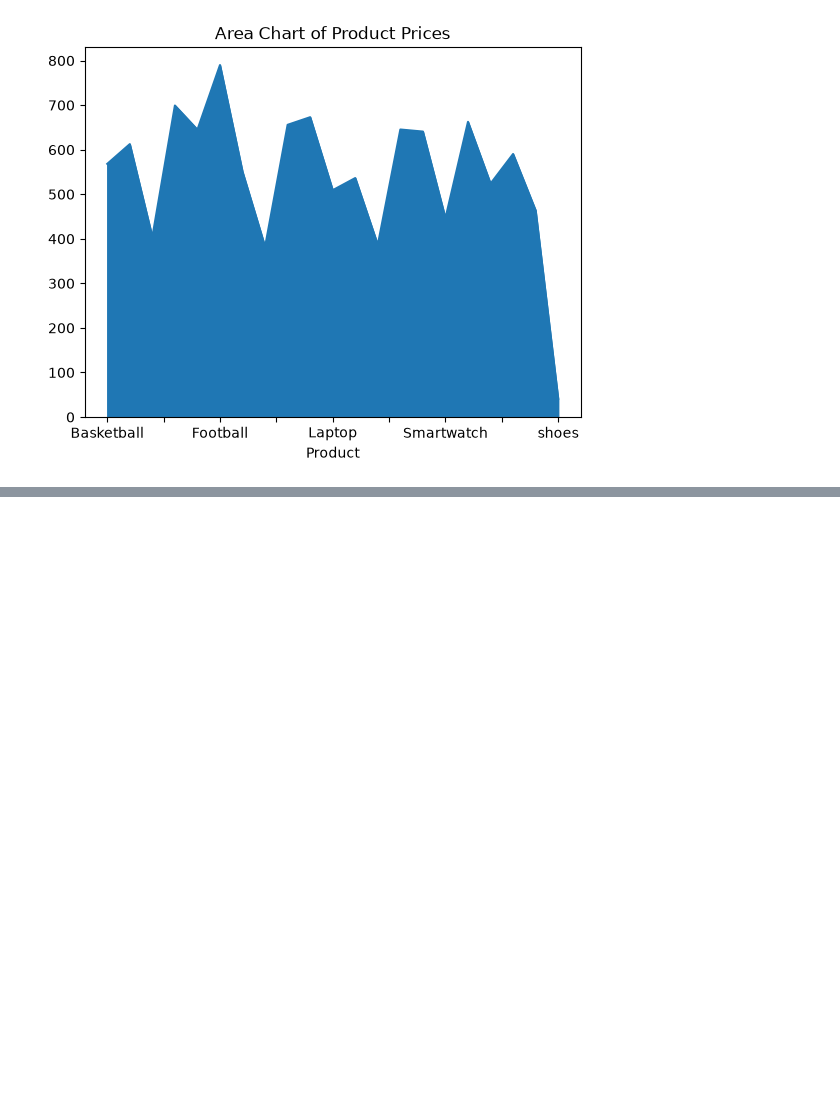
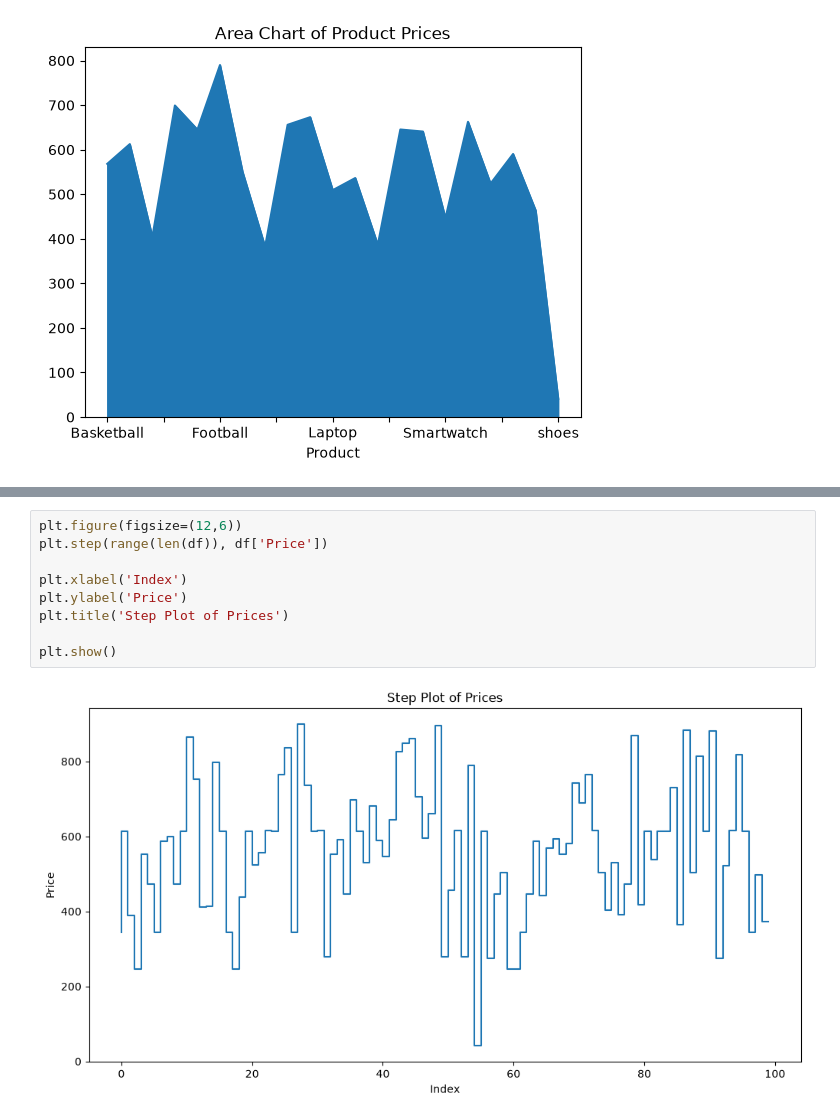
Before and after one commit to MalikShakir786/pandas_lib, a Jupyter notebook: lib/visual.ipynb, the cells around one changed output, grey strips where cells are left out. Saved outputs shown, nothing was run; the diff lists cells and outputs as text; blank space fills up the shorter version.

```diff
--- a/lib/visual.ipynb
+++ b/lib/visual.ipynb
@@ -154,0 +166,11 @@ plt.show()
+# %%
+plt.figure(figsize=(12,6))
+plt.step(range(len(df)), df['Price'])
+
+plt.xlabel('Index')
+plt.ylabel('Price')
+plt.title('Step Plot of Prices')
+
+plt.show()
+# %% [output]
+[figure, added]
```
Also changed, not shown: parts of 9 cells of this notebook, 3 other files.
